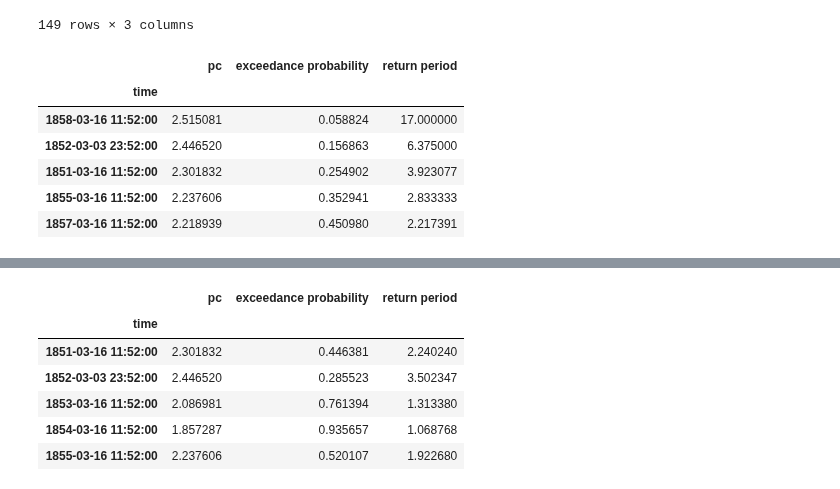
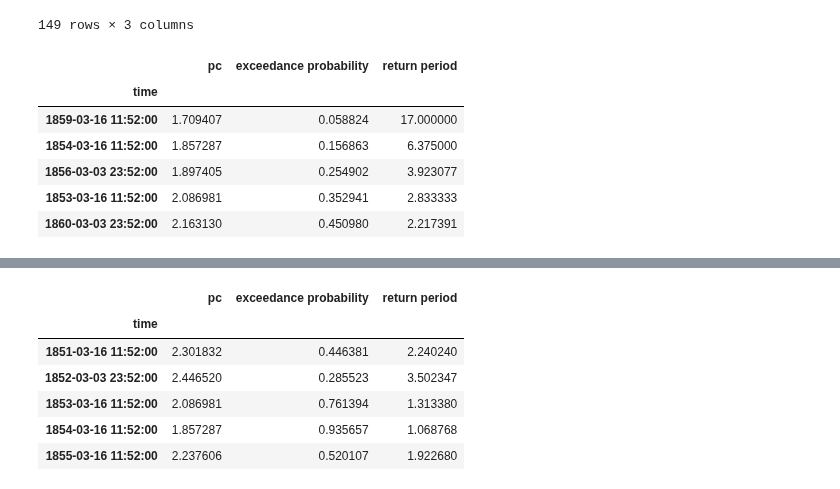
Before and after one commit to liuquan18/Teleconnection, a Jupyter notebook: scripts/EVT/example.ipynb, the cells around one changed output, grey strips where cells are left out. Saved outputs shown, nothing was run; the diff lists cells and outputs as text; code cells hidden in the pictures.

```diff
--- a/scripts/EVT/example.ipynb
+++ b/scripts/EVT/example.ipynb
@@ -85,22 +75,22 @@ first_extrmes = NAO.sel(time = slice('1850','1860')).max(dim = 'ens').to_datafra
 # %%
 first_return_periods = get_return_periods(
     ts=first_extrmes,
     extremes=first_extrmes,
     extremes_method="BM",
-    extremes_type="high",
+    extremes_type="low",
     block_size="365.2425D",
     return_period_size="365.2425D",
     plotting_position="cunnane",
 )
 first_return_periods.sort_values("return period", ascending=False).head()
 # %% [output]
 |  | pc | exceedance probability | return period |
 | time |  |  |  |
-| 1858-03-16 11:52:00 | 2.515081 | 0.058824 | 17.000000 |
-| 1852-03-03 23:52:00 | 2.446520 | 0.156863 | 6.375000 |
-| 1851-03-16 11:52:00 | 2.301832 | 0.254902 | 3.923077 |
-| 1855-03-16 11:52:00 | 2.237606 | 0.352941 | 2.833333 |
-| 1857-03-16 11:52:00 | 2.218939 | 0.450980 | 2.217391 |
+| 1859-03-16 11:52:00 | 1.709407 | 0.058824 | 17.000000 |
+| 1854-03-16 11:52:00 | 1.857287 | 0.156863 | 6.375000 |
+| 1856-03-03 23:52:00 | 1.897405 | 0.254902 | 3.923077 |
+| 1853-03-16 11:52:00 | 2.086981 | 0.352941 | 2.833333 |
+| 1860-03-03 23:52:00 | 2.163130 | 0.450980 | 2.217391 |
 # %%
 first_return_periods.sort_values("return period", ascending=False)
 # %% [output]
```
Also changed, not shown: parts of 27 cells of this notebook, 2 other files.
